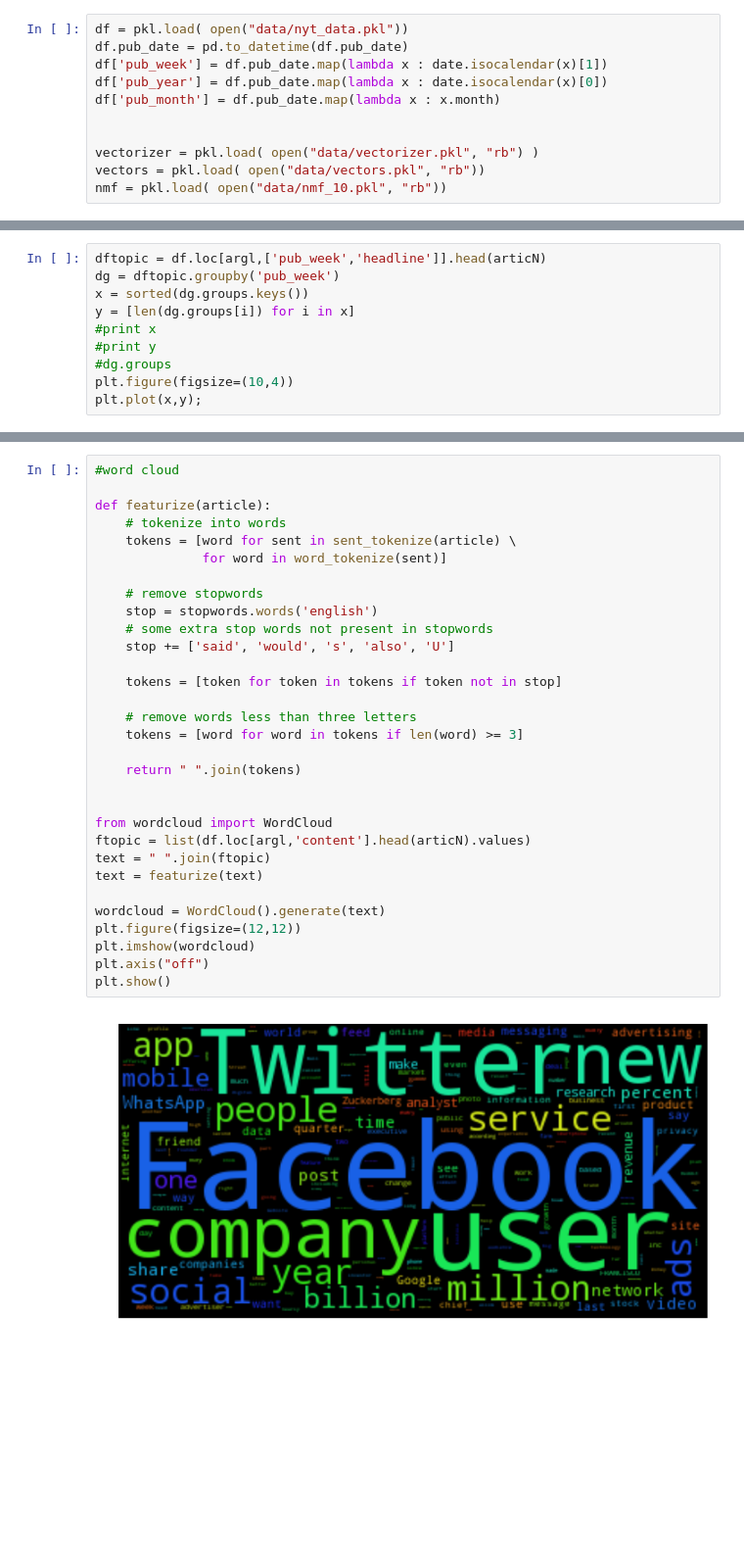
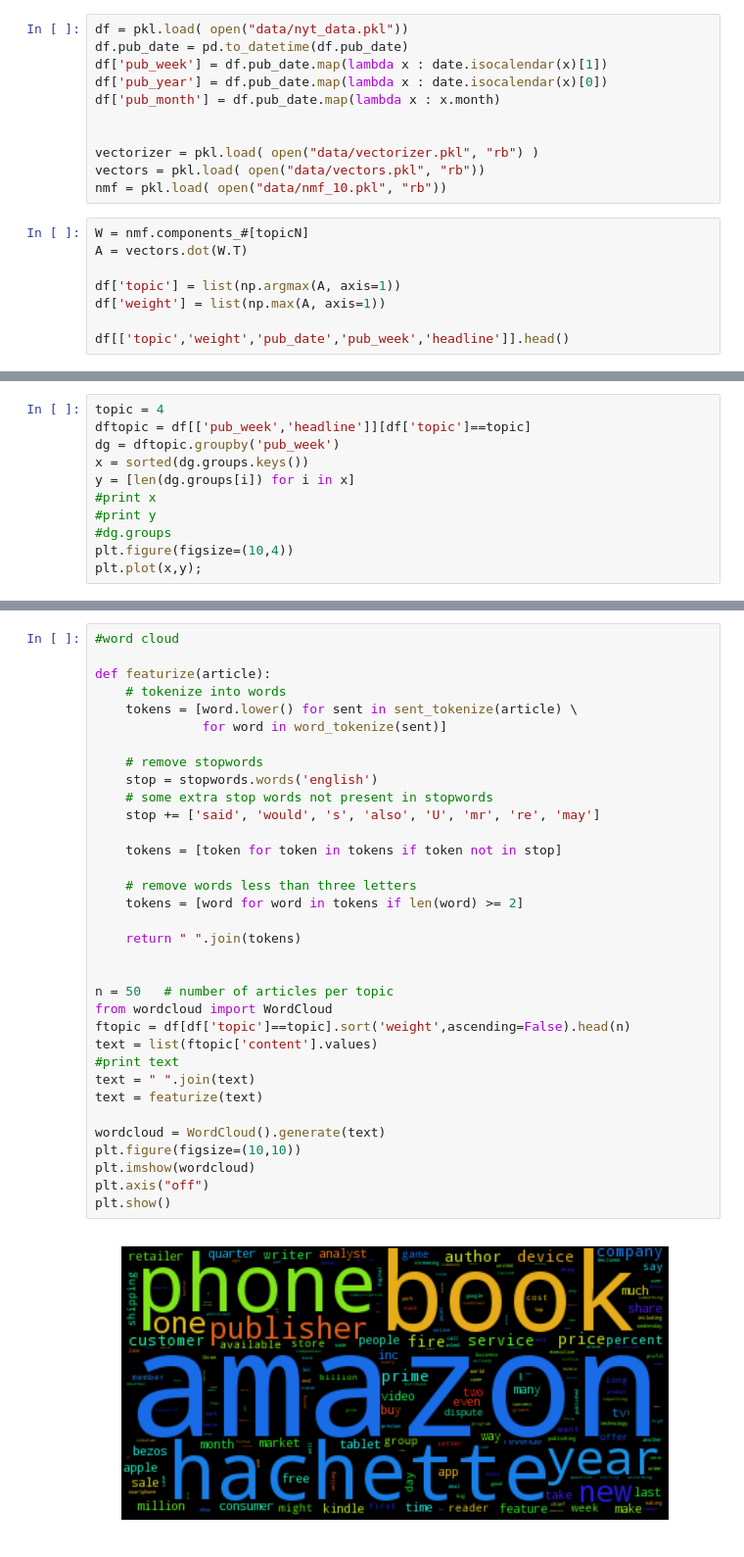
Before and after one commit to iyounus/TechNewsTrends, a Jupyter notebook: Analysis.ipynb, the cells around one changed output, grey strips where cells are left out. Shown at 98% size. Drawn from its saved outputs; the diff is of its cells as text; blank space fills up the shorter version.

Commit message:
better topic assingnment, plot of article/topic and articles/week.

```diff
--- a/Analysis.ipynb
+++ b/Analysis.ipynb
@@ -26,3 +26,11 @@ df['pub_month'] = df.pub_date.map(lambda x : x.month)
 vectorizer = pkl.load( open("data/vectorizer.pkl", "rb") )
 vectors = pkl.load( open("data/vectors.pkl", "rb"))
 nmf = pkl.load( open("data/nmf_10.pkl", "rb"))
+# %%
+W = nmf.components_#[topicN]
+A = vectors.dot(W.T)
+
+df['topic'] = list(np.argmax(A, axis=1))
+df['weight'] = list(np.max(A, axis=1))
+
+df[['topic','weight','pub_date','pub_week','headline']].head()
@@ -83,5 +99,6 @@ print df.loc[argl,['pub_date','headline']].head(articN)
 # %%
-dftopic = df.loc[argl,['pub_week','headline']].head(articN)
+topic = 4
+dftopic = df[['pub_week','headline']][df['topic']==topic]
 dg = dftopic.groupby('pub_week')
 x = sorted(dg.groups.keys())
 y = [len(dg.groups[i]) for i in x]
@@ -95,33 +112,36 @@ plt.plot(x,y);
 # %%
 #word cloud
 
 def featurize(article):
     # tokenize into words
-    tokens = [word for sent in sent_tokenize(article) \
+    tokens = [word.lower() for sent in sent_tokenize(article) \
               for word in word_tokenize(sent)]
 
     # remove stopwords
     stop = stopwords.words('english')
     # some extra stop words not present in stopwords
-    stop += ['said', 'would', 's', 'also', 'U']
+    stop += ['said', 'would', 's', 'also', 'U', 'mr', 're', 'may']
 
     tokens = [token for token in tokens if token not in stop]
 
     # remove words less than three letters
-    tokens = [word for word in tokens if len(word) >= 3]
+    tokens = [word for word in tokens if len(word) >= 2]
 
     return " ".join(tokens)
 
 
+n = 50   # number of articles per topic
 from wordcloud import WordCloud
-ftopic = list(df.loc[argl,'content'].head(articN).values)
-text = " ".join(ftopic)
+ftopic = df[df['topic']==topic].sort('weight',ascending=False).head(n)
+text = list(ftopic['content'].values)
+#print text
+text = " ".join(text)
 text = featurize(text)
 
 wordcloud = WordCloud().generate(text)
-plt.figure(figsize=(12,12))
+plt.figure(figsize=(10,10))
 plt.imshow(wordcloud)
 plt.axis("off")
 plt.show()
 # %% [output]
-[figure, old version]
+[figure, new version]
```
Also changed, not shown: parts of 6 cells of this notebook.
